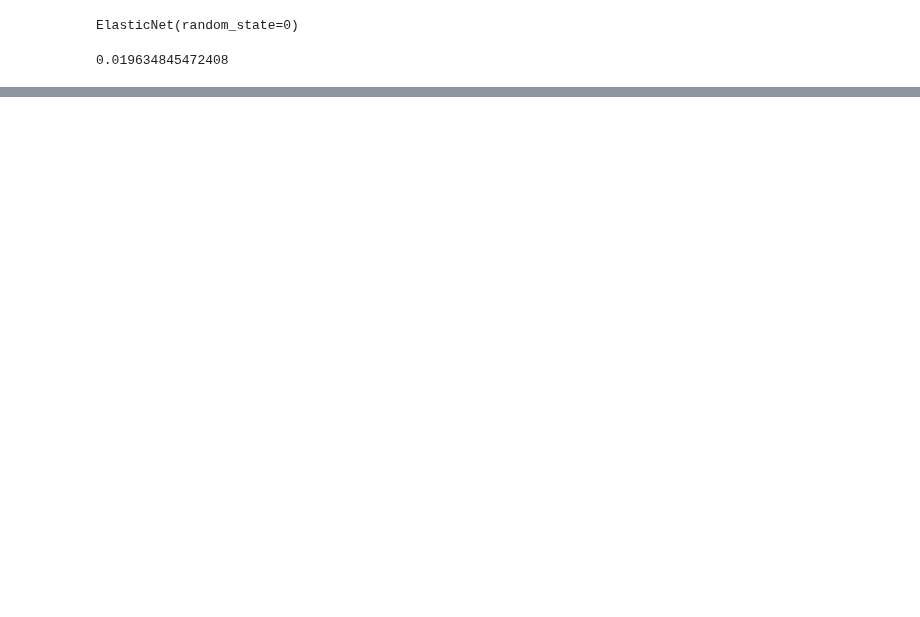
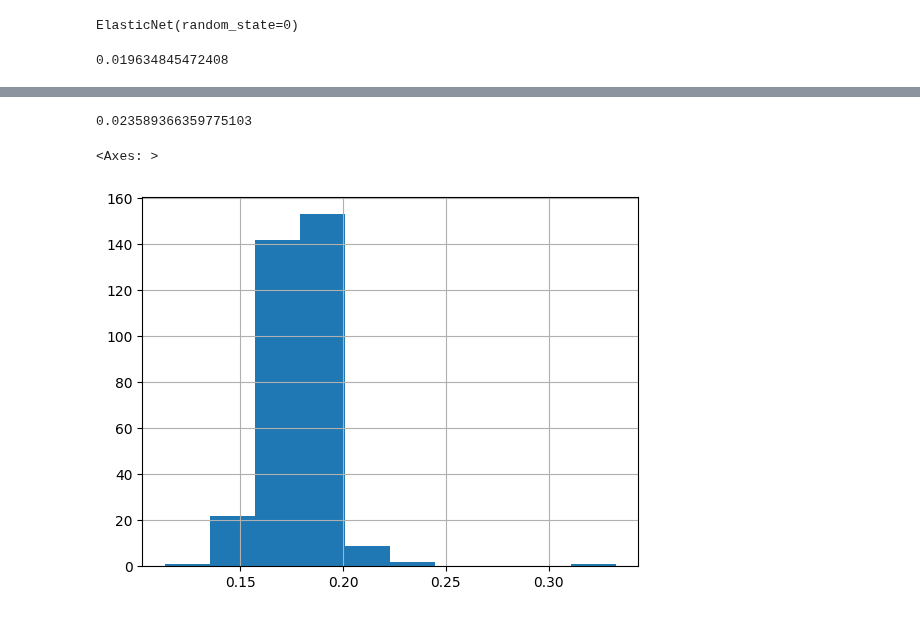
Before and after one commit to batman0911/social-stat-final-term, a Jupyter notebook: linear_model.ipynb, the cells around one changed output, grey strips where cells are left out. Drawn from its saved outputs; the diff is of its cells as text; code cells hidden in the pictures; blank space fills up the shorter version.

```diff
--- a/linear_model.ipynb
+++ b/linear_model.ipynb
@@ -81,0 +146,6 @@ mean_squared_error(y_test, y_pred)
+# %%
+X_train_ = X_train_[['educ_center','harass5_Does not apply (i do not have a job/superior/co-worker)','harass5_No','harass5_Yes','polviews_Conservative','polviews_Extremely liberal','']]
+# %%
+md = sm.MixedLM(y_train_log_, X_train_, groups=classified_y)
+mdf = md.fit(method=["lbfgs"])
+print(mdf.summary())
@@ -81,0 +170,13 @@ mean_squared_error(y_test, y_pred)
+# %%
+X_test['Interp']=1
+# %%
+y_pred = np.exp(mdf.predict(X_test))
+
+mean_squared_error(y_test, y_pred)
+# %% [output]
+0.023589366359775103
+# %%
+y_pred.hist()
+# %% [output]
+<Axes: >
+[figure, added]
```
Also changed, not shown: parts of 14 cells of this notebook, 6 other files.
